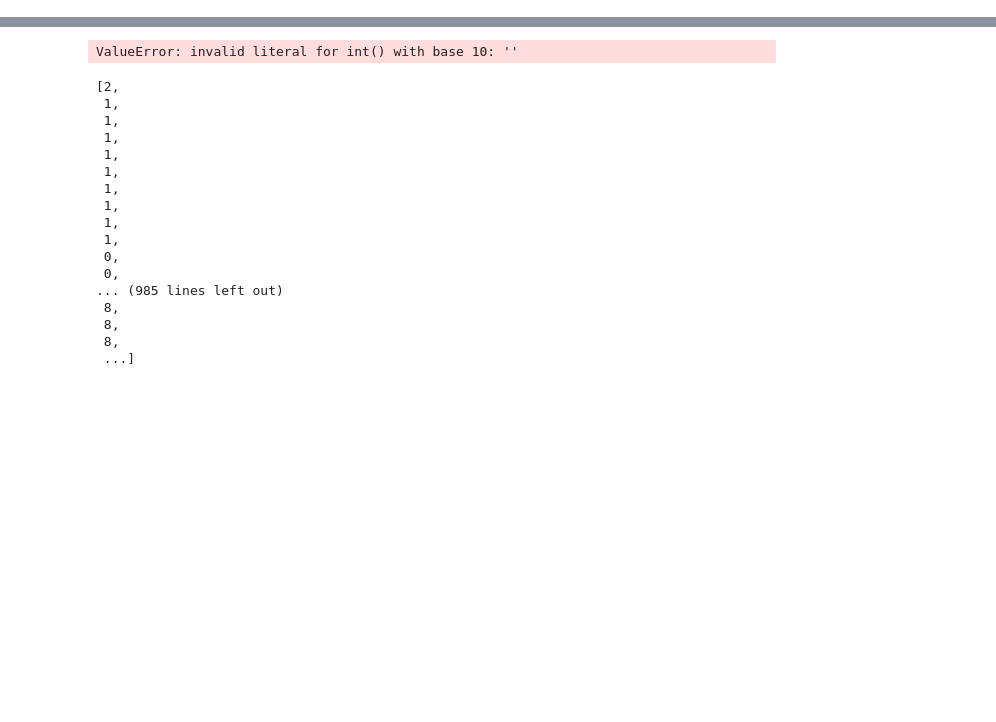
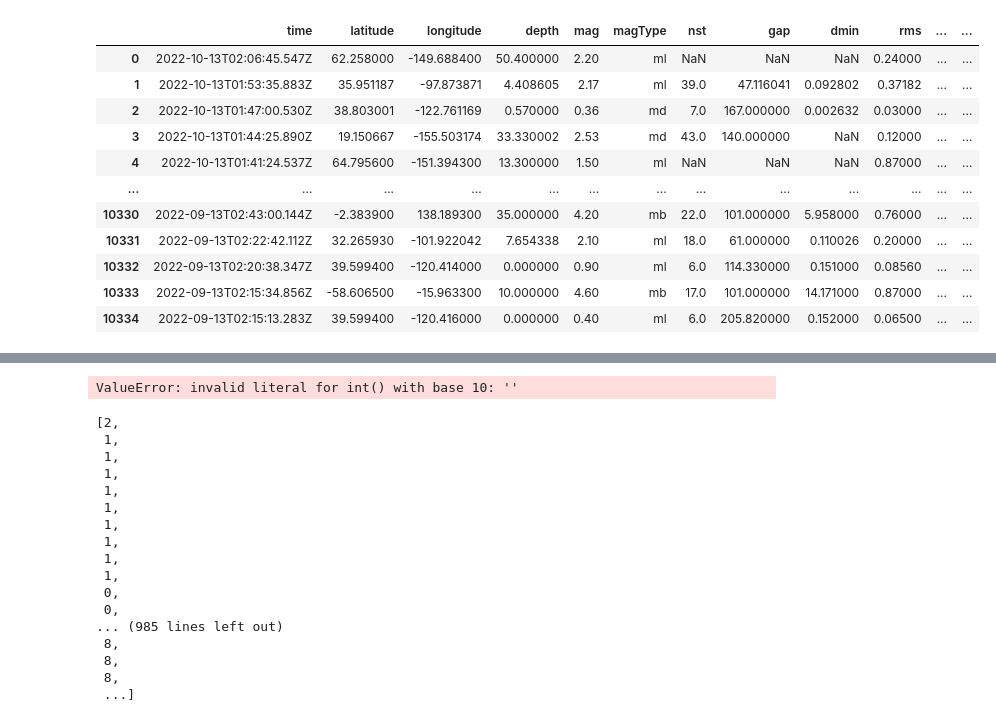
Before and after one commit to usuajiayako/DataScienceWeek3, a Jupyter notebook: data_visualisation_assignment.ipynb, the cells around one changed output, grey strips where cells are left out. Cells and saved outputs as stored; diff of their text form; code cells hidden in the pictures; blank space fills up the shorter version.

```diff
--- a/data_visualisation_assignment.ipynb
+++ b/data_visualisation_assignment.ipynb
@@ -4,5 +4,17 @@ import matplotlib.pyplot as plt
 import pandas as pd
 # %%
 earthquake_df = pd.read_csv("all_month.csv")
-earthquake_df["time"]
+earthquake_df
 # %% [output]
+|  | time | latitude | longitude | depth | mag | magType | nst | gap | dmin | rms | ... | ... |
+| 0 | 2022-10-13T02:06:45.547Z | 62.258000 | -149.688400 | 50.400000 | 2.20 | ml | NaN | NaN | NaN | 0.24000 | ... | ... |
+| 1 | 2022-10-13T01:53:35.883Z | 35.951187 | -97.873871 | 4.408605 | 2.17 | ml | 39.0 | 47.116041 | 0.092802 | 0.37182 | ... | ... |
+| 2 | 2022-10-13T01:47:00.530Z | 38.803001 | -122.761169 | 0.570000 | 0.36 | md | 7.0 | 167.000000 | 0.002632 | 0.03000 | ... | ... |
+| 3 | 2022-10-13T01:44:25.890Z | 19.150667 | -155.503174 | 33.330002 | 2.53 | md | 43.0 | 140.000000 | NaN | 0.12000 | ... | ... |
+| 4 | 2022-10-13T01:41:24.537Z | 64.795600 | -151.394300 | 13.300000 | 1.50 | ml | NaN | NaN | NaN | 0.87000 | ... | ... |
+| ... | ... | ... | ... | ... | ... | ... | ... | ... | ... | ... | ... | ... |
+| 10330 | 2022-09-13T02:43:00.144Z | -2.383900 | 138.189300 | 35.000000 | 4.20 | mb | 22.0 | 101.000000 | 5.958000 | 0.76000 | ... | ... |
+| 10331 | 2022-09-13T02:22:42.112Z | 32.265930 | -101.922042 | 7.654338 | 2.10 | ml | 18.0 | 61.000000 | 0.110026 | 0.20000 | ... | ... |
+| 10332 | 2022-09-13T02:20:38.347Z | 39.599400 | -120.414000 | 0.000000 | 0.90 | ml | 6.0 | 114.330000 | 0.151000 | 0.08560 | ... | ... |
+| 10333 | 2022-09-13T02:15:34.856Z | -58.606500 | -15.963300 | 10.000000 | 4.60 | mb | 17.0 | 101.000000 | 14.171000 | 0.87000 | ... | ... |
+| 10334 | 2022-09-13T02:15:13.283Z | 39.599400 | -120.416000 | 0.000000 | 0.40 | ml | 6.0 | 205.820000 | 0.152000 | 0.06500 | ... | ... |
```
Also changed, not shown: parts of 2 cells of this notebook.
